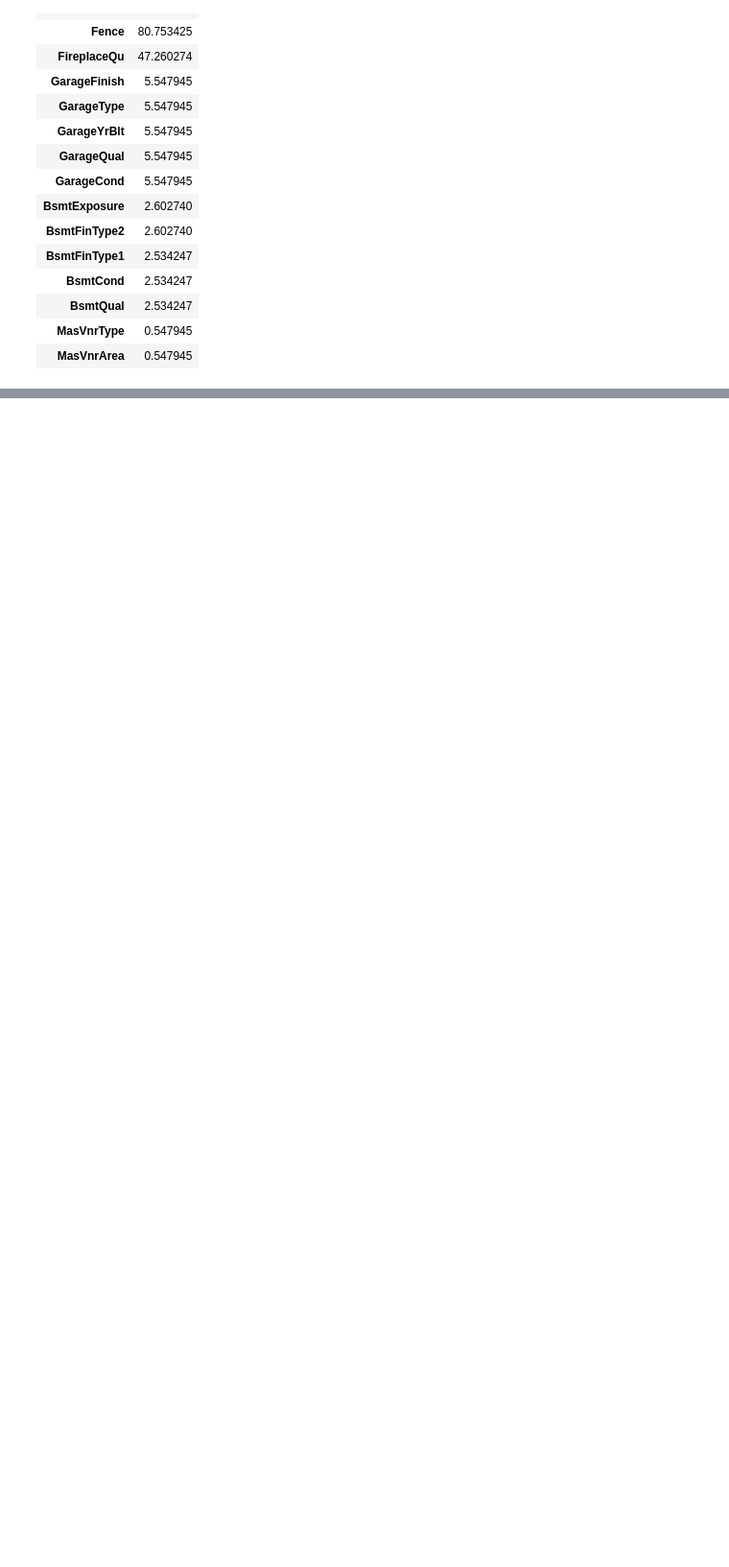
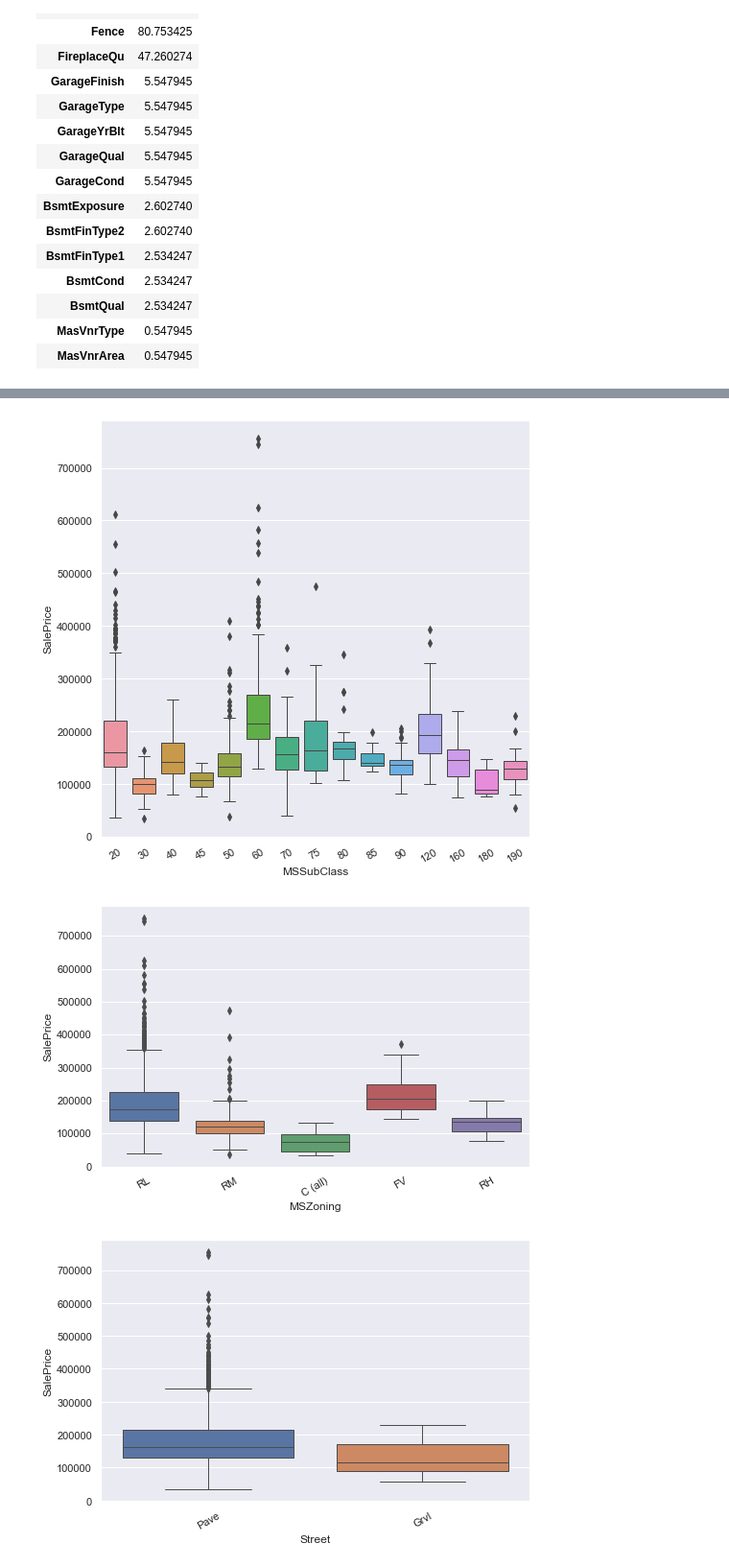
Before and after one commit to mickyals/Housing_Advanced_Regression_Model, a Jupyter notebook: House_Price_Prediciton_Mickell_Als.ipynb, the cells around one changed output, grey strips where cells are left out. Shown at 96% size. Saved outputs shown, nothing was run; the diff lists cells and outputs as text; code cells hidden in the pictures; blank space fills up the shorter version.

```diff
--- a/House_Price_Prediciton_Mickell_Als.ipynb
+++ b/House_Price_Prediciton_Mickell_Als.ipynb
@@ -312,5 +312,6 @@ def cat_boxplots(df, cat_vars, y_value):
         sns.set(rc={"figure.figsize": (8,5)})
 
         plt.gca().set(xlabel=col, ylabel=y_value)
-        sns.boxplot(x = df[col], y=response, linewidth=1.0,orient='v')
+        sns.boxplot(x = df[col], y=df[y_value], linewidth=1.0,orient='v')
+        plt.xticks(rotation=30)
         plt.show()
@@ -334,0 +346,9 @@ numeric_graphs(housing, num_vars, 'SalePrice')
+# %%
+#dropping high pvalue features
+housing.drop( ['BsmtFinSF2','LowQualFinSF','3SsnPorch','MiscVal'], axis=1, inplace=True)
+
+
+#creating Has2ndFlr feature
+housing['Has2ndFlr'] = housing['2ndFlrSF'].map(lambda x : 1 if x > 0 else 0)
+
+housing[['Has2ndFlr','2ndFlrSF']].head()
@@ -334,0 +362,4 @@ numeric_graphs(housing, num_vars, 'SalePrice')
+# %%
+#dropping basement and 1st anf 2nd floor features
+
+housing.drop( ['1stFlrSF','2ndFlrSF','BsmtUnfSF','BsmtFinSF1'], axis=1, inplace=True)
@@ -334,0 +375,6 @@ numeric_graphs(housing, num_vars, 'SalePrice')
+# %%
+cat_boxplots(housing, cat_vars, 'SalePrice')
+# %% [output]
+[figure, added]
+[figure, added]
+[figure, added]
```
Also changed, not shown: parts of 45 cells of this notebook.
